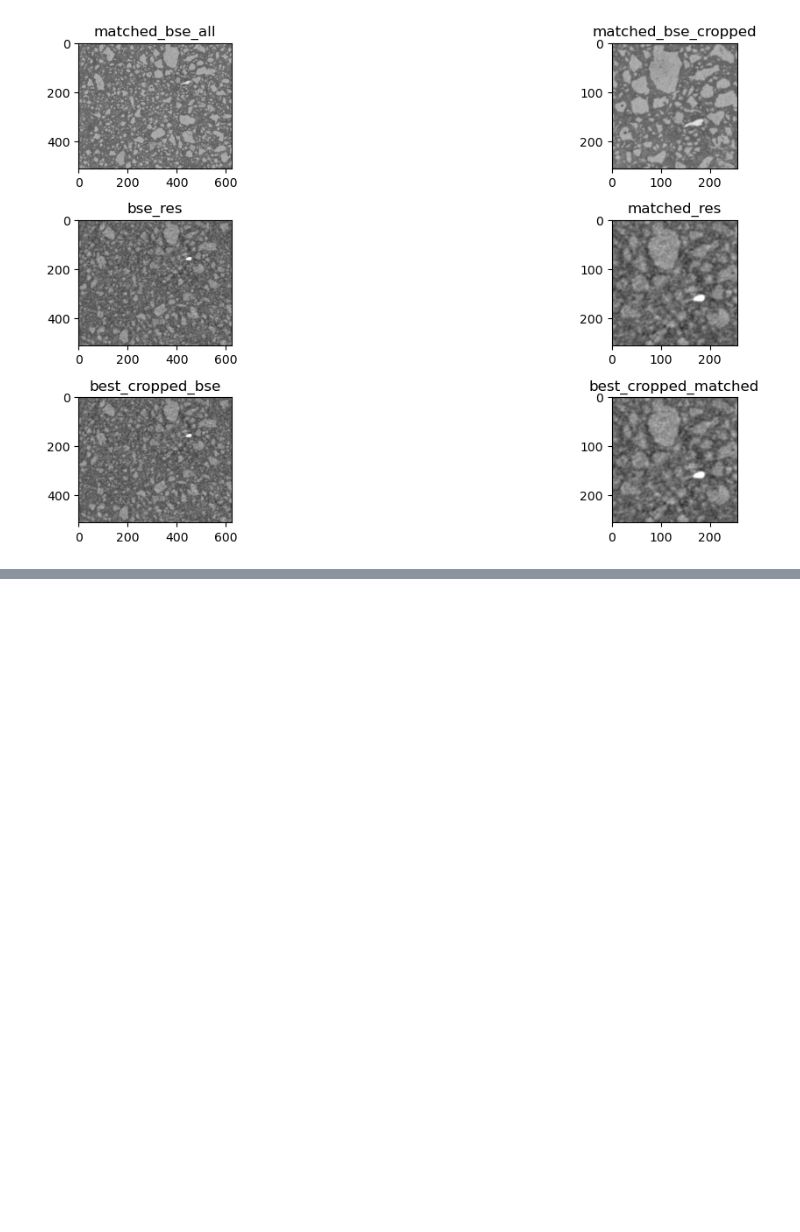
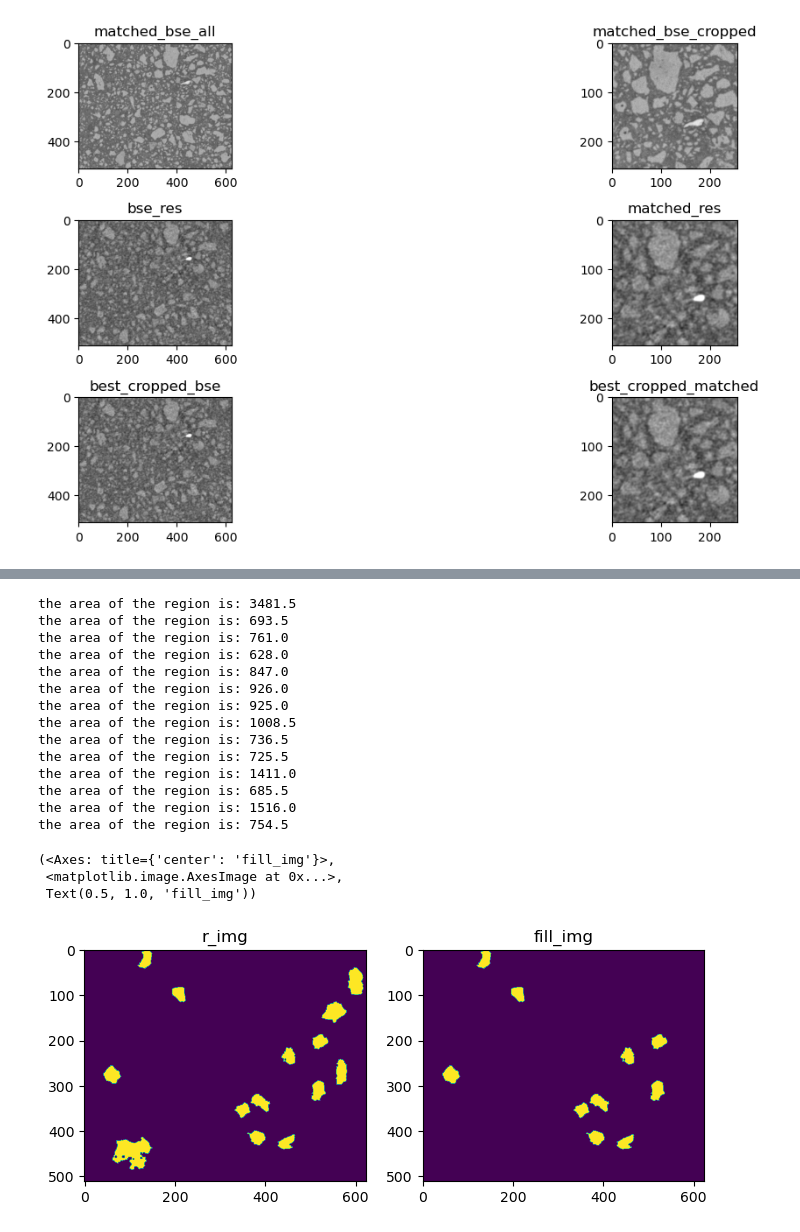
Before and after one commit to Barryzp/ml-workspace, a Jupyter notebook: registration/implement/Step1.ipynb, the cells around one changed output, grey strips where cells are left out. Saved outputs shown, nothing was run; the diff lists cells and outputs as text; code cells hidden in the pictures; blank space fills up the shorter version.

```diff
--- a/registration/implement/Step1.ipynb
+++ b/registration/implement/Step1.ipynb
@@ -190,0 +110,49 @@ ratio: 3.689771197846568
+# %%
+import cv2
+import numpy as np
+import matplotlib.pyplot as plt
+
+r_path = "D:/workspace/ml-workspace/registration/datasets/sample5/bse/s1/100/5-1-1-roi-mask.bmp"
+r_img = cv2.imread(r_path, cv2.IMREAD_GRAYSCALE)
+
+# 寻找所有轮廓，并计算轮廓的大小，若是轮廓在某个区域内就留下，这里还是有一个问题，若是这个颗粒在边界呢，并且只有一小部分，怎么办？
+# 查找所有联通区域
+contours, _ = cv2.findContours(r_img, cv2.RETR_EXTERNAL, cv2.CHAIN_APPROX_SIMPLE)
+
+fill_img = np.copy(r_img)
+
+# 定义需要保留的面积范围
+min_area = 624  # 最小面积
+max_area = 1000  # 最大面积
+
+# 遍历每个联通区域
+for contour in contours:
+    area = cv2.contourArea(contour)
+    print(f"the area of the region is: {area}")
+    if area < min_area or area > max_area:
+        # 如果面积不在指定范围内，将该区域填充为背景色
+        cv2.drawContours(fill_img, [contour], -1, (0, 0, 0), thickness=cv2.FILLED)
+
+plt.figure(figsize=(8, 8))
+cols, rows = 2, 1
+plt.subplot(rows, cols, 1), plt.imshow(r_img), plt.title('r_img')
+plt.subplot(rows, cols, 2), plt.imshow(fill_img), plt.title('fill_img')
+# %% [output]
+the area of the region is: 3481.5
+the area of the region is: 693.5
+the area of the region is: 761.0
+the area of the region is: 628.0
+the area of the region is: 847.0
+the area of the region is: 926.0
+the area of the region is: 925.0
+the area of the region is: 1008.5
+the area of the region is: 736.5
+the area of the region is: 725.5
+the area of the region is: 1411.0
+the area of the region is: 685.5
+the area of the region is: 1516.0
+the area of the region is: 754.5
+(<Axes: title={'center': 'fill_img'}>,
+ <matplotlib.image.AxesImage at 0x...>,
+ Text(0.5, 1.0, 'fill_img'))
+[figure, added]
```
Also changed, not shown: parts of 1 cell of this notebook, 9 other files.
